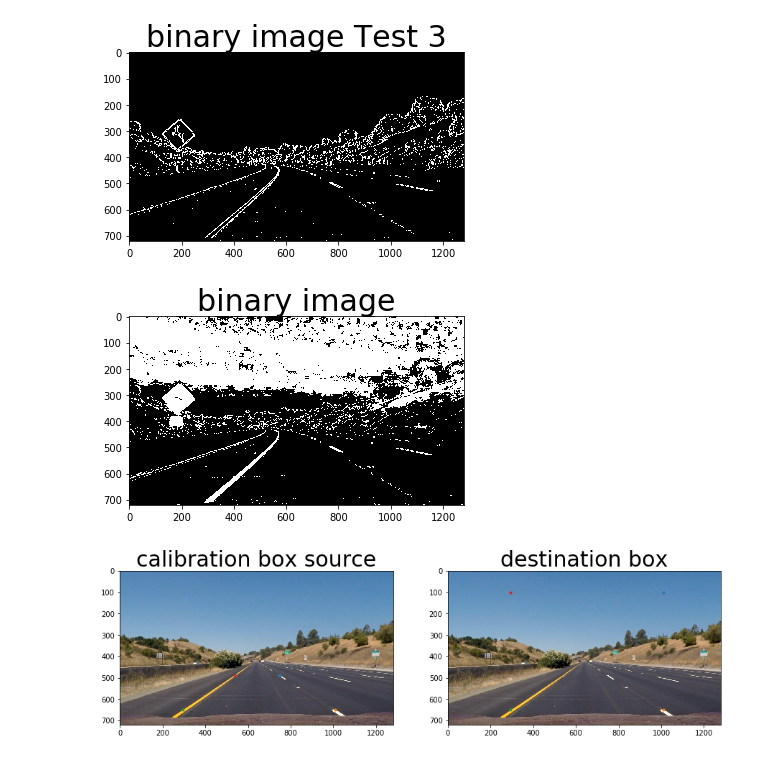
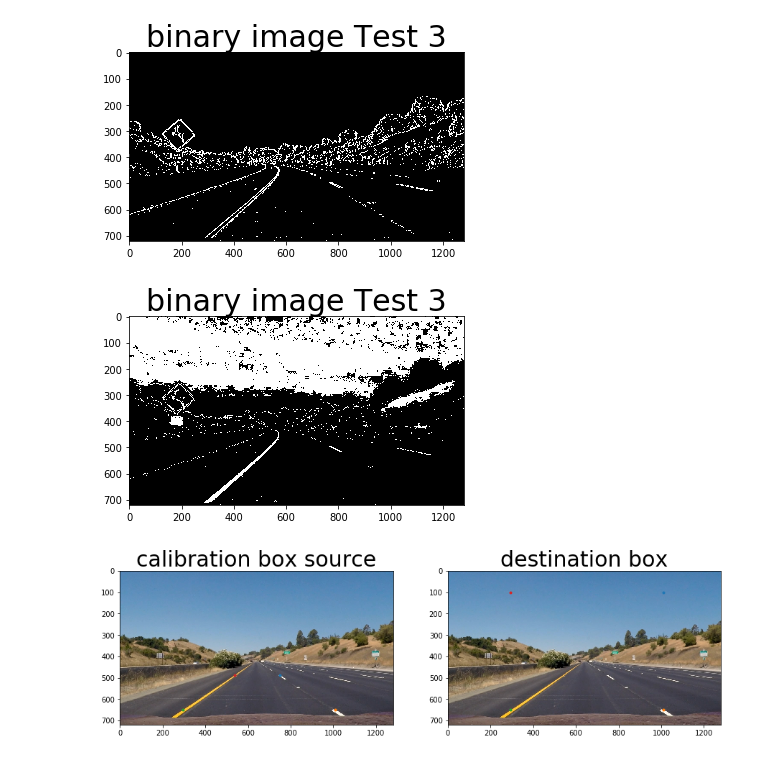
Before and after one commit to TDorau/self-driving-car-nanodegree, a Jupyter notebook: 4-advanced lane finding/code.ipynb, the cells around one changed output. Saved outputs shown, nothing was run; the diff lists cells and outputs as text; code cells hidden in the pictures.

```diff
--- a/4-advanced lane finding/code.ipynb
+++ b/4-advanced lane finding/code.ipynb
@@ -232,6 +232,7 @@ def get_binary_imagev3(img):
     # or the gradient magnitude and direction are both within their threshold values.
     combined = np.zeros_like(dir_binary)
     combined[((gradx == 1) & (grady == 1)) | ((mag_binary == 1) & (dir_binary == 1))] = 1
+
 
     # Threshold color  S channel
     s_thresh_min = 100 #prev 170
@@ -241,38 +242,38 @@ def get_binary_imagev3(img):
 
     # Threshold color L channel
     l_thresh_min = 120
     l_thresh_max = 255
     l_binary = np.zeros_like(l_channel)
     l_binary[(l_channel >= l_thresh_min) & (l_channel <= l_thresh_max)] = 1
 
     # Threshold color RG channel
     rg_binary = np.zeros_like(r_channel)
     rg_binary[(r_channel >= 150) & (g_channel <= 150)] = 1
 
 #     # Threshold color LAB B channel
 #     b_thresh_min = 190
 #     b_thresh_max = 255
 #     if np.max(b_channel) > 175:
 #         b_channel = b_channel*(255/np.max(b_channel))
 #     b_binary = np.zeros_like(b_channel)
 #     b_binary[(b_channel >= b_thresh_min) & (b_channel <= b_thresh_max)] = 1
 
 
     # Combine the two binary thresholds
     combined_binary = np.zeros_like(sxbinary)
 #     combined_binary[(l_binary == 1) | (b_binary == 1)] = 1
-#& (l_binary == 1 & rg_binary == 1)]
-    combined_binary[(s_binary == 1) | (combined == 1)]  = 1
+#     & (l_binary == 1 & rg_binary == 1)]
+    combined_binary[((s_binary == 1) | (combined == 1)) & ((l_binary == 1) | (rg_binary==1))]  = 1
 
     return combined_binary
 
 combined_binary = get_binary_imagev3(undist)
-# Plotting thresholded images
+
 plt.imshow(combined_binary, cmap='gray')
-plt.title('binary image', fontsize=30)
+plt.title('binary image Test 3', fontsize=30)
 plt.show()
 # %% [output]
-[figure, old version]
+[figure, new version]
 # %%
 # Code to choose 4 Points in an interative window
 import matplotlib.image as mpimage
```
Also changed, not shown: parts of 8 cells of this notebook, 1 other file.
